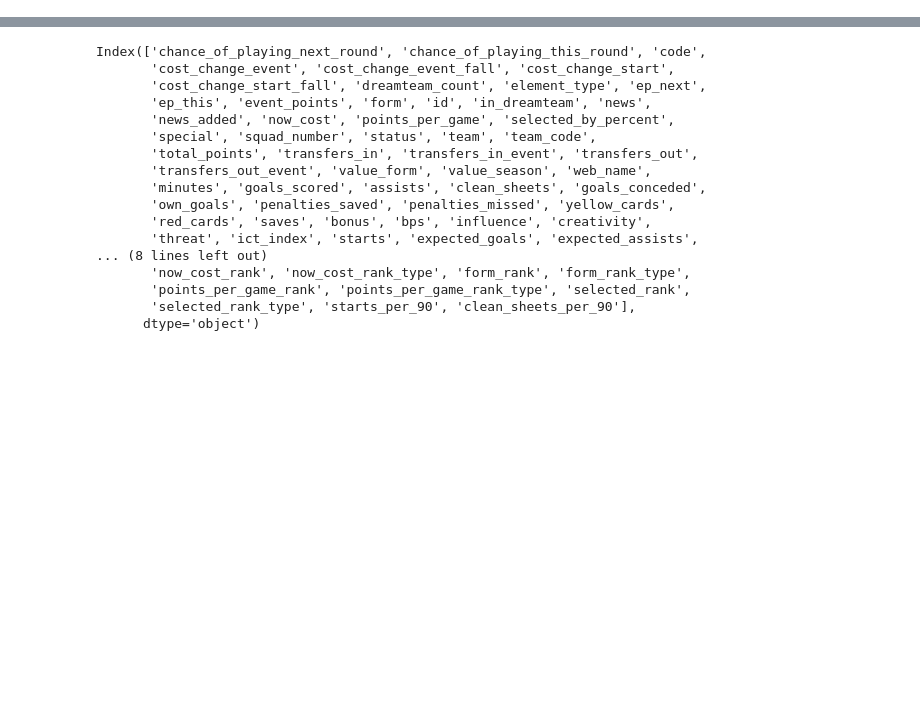
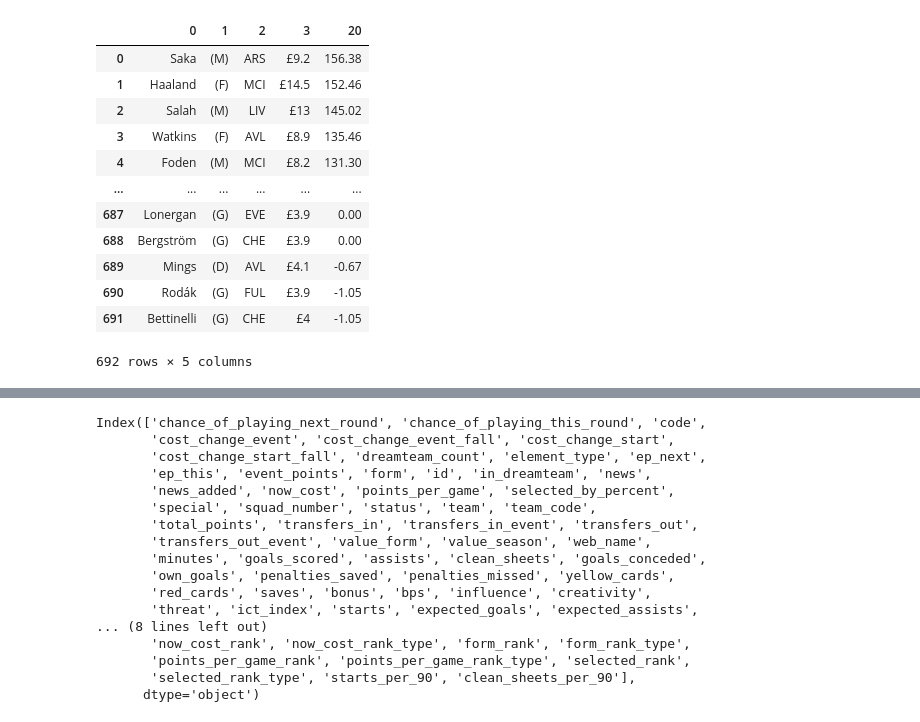
Before and after one commit to AstroLebs/LHL_Final_Project, a Jupyter notebook: src/EDA.ipynb, the cells around one changed output, grey strips where cells are left out. Saved outputs shown, nothing was run; the diff lists cells and outputs as text; code cells hidden in the pictures; blank space fills up the shorter version.

```diff
--- a/src/EDA.ipynb
+++ b/src/EDA.ipynb
@@ -6,0 +8,17 @@ import matplotlib.pyplot as plt
+# %%
+df = pd.read_csv('FFH030424.txt',sep='\t',header=None)[[0,1,2,3,20]]
+df
+# %% [output]
+|  | 0 | 1 | 2 | 3 | 20 |
+| 0 | Saka | (M) | ARS | £9.2 | 156.38 |
+| 1 | Haaland | (F) | MCI | £14.5 | 152.46 |
+| 2 | Salah | (M) | LIV | £13 | 145.02 |
+| 3 | Watkins | (F) | AVL | £8.9 | 135.46 |
+| 4 | Foden | (M) | MCI | £8.2 | 131.30 |
+| ... | ... | ... | ... | ... | ... |
+| 687 | Lonergan | (G) | EVE | £3.9 | 0.00 |
+| 688 | Bergström | (G) | CHE | £3.9 | 0.00 |
+| 689 | Mings | (D) | AVL | £4.1 | -0.67 |
+| 690 | Rodák | (G) | FUL | £3.9 | -1.05 |
+| 691 | Bettinelli | (G) | CHE | £4 | -1.05 |
+692 rows × 5 columns
```
Also changed, not shown: parts of 3 cells of this notebook, 1 other file.
